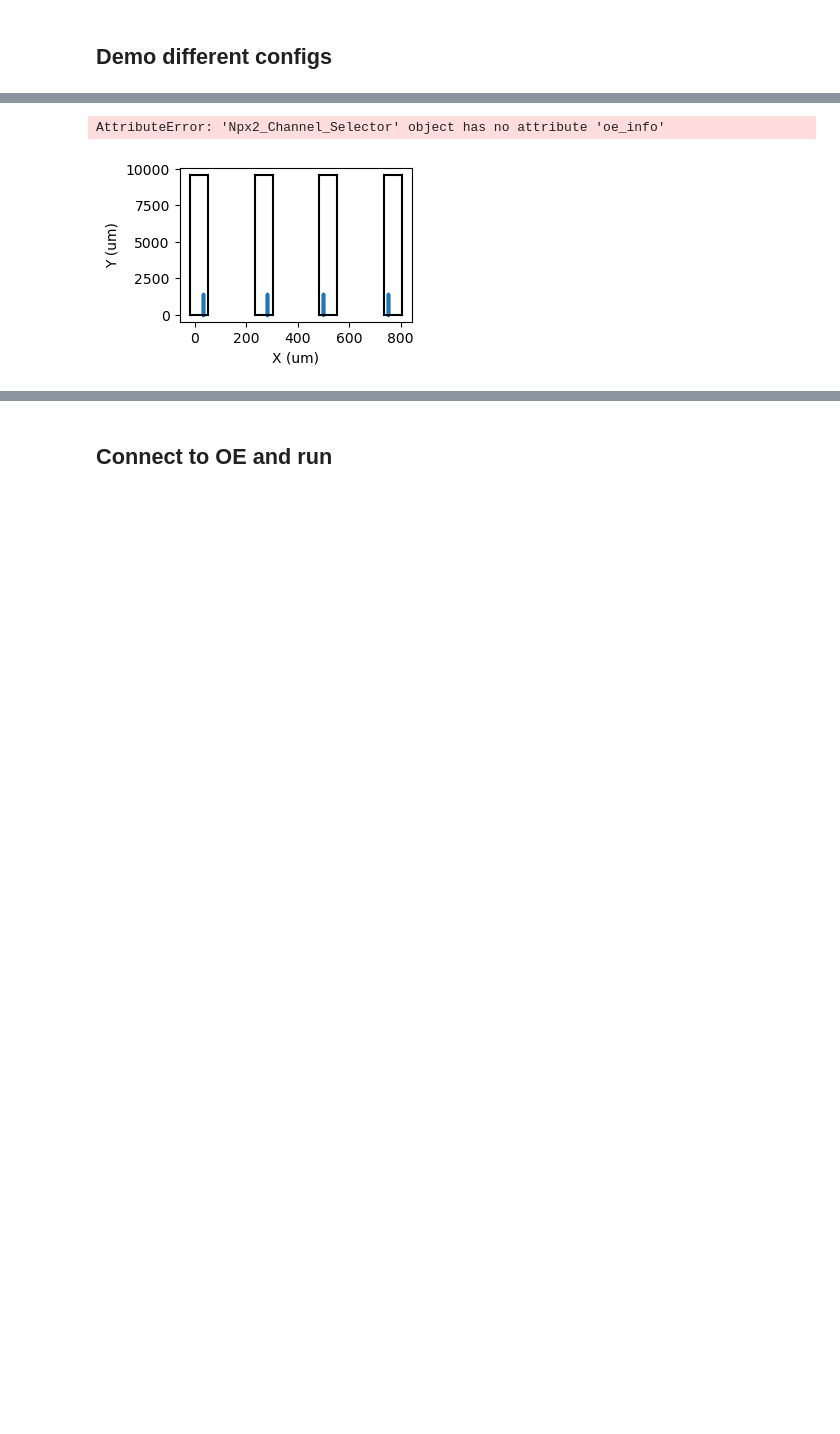
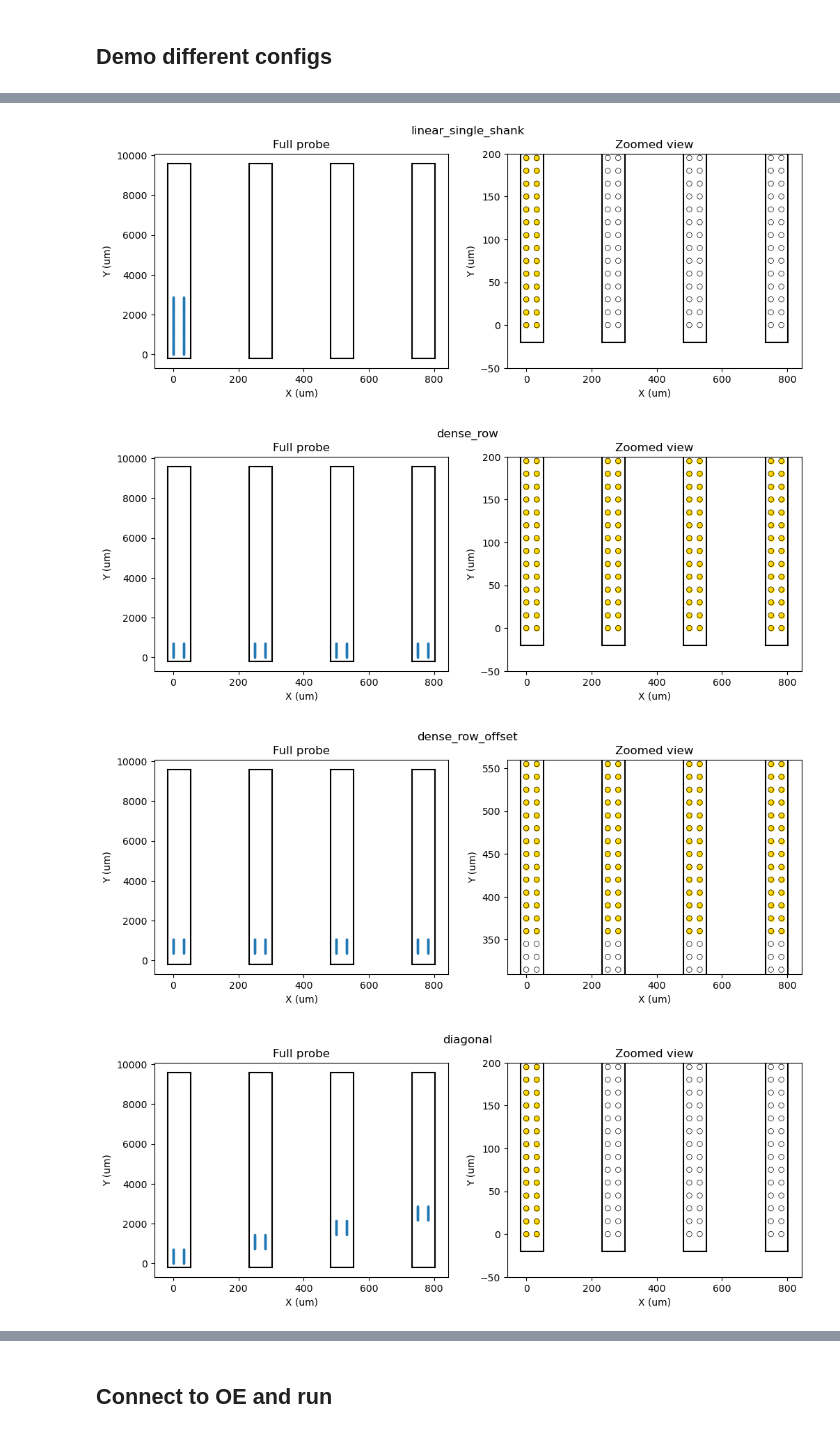
Before and after one commit to jonahpearl/oe_npx_select_channels, a Jupyter notebook: oe_npx_select_channels.ipynb, the cells around one changed output, grey strips where cells are left out. Cells and saved outputs as stored; diff of their text form; code cells hidden in the pictures; blank space fills up the shorter version.

```diff
--- a/oe_npx_select_channels.ipynb
+++ b/oe_npx_select_channels.ipynb
@@ -16,15 +16,0 @@ npx = Npx2_Channel_Selector()
-# %%
-configs = [
-    "linear_single_shank",
-    "dense_row",
-    "diagonal",
-    "double_tall",
-    "half_bank",
-    "dense_row_offset",
-    "half_bank_one_sided",
-]
-
-for config in configs:
-    npx.set_electrode_config(config)
-    fig, ax = npx.plot()
-    ax.set_title(config)
@@ -39,7 +17,7 @@ for config in configs:
-# %%
-npx.set_electrode_config("half_bank_one_sided", bank=0, offset=0)
-npx.plot()
-npx.oe_select_current_channels()
-# %% [output]
-AttributeError: 'Npx2_Channel_Selector' object has no attribute 'oe_info'
-[figure, removed]
+# %%
+npx.show_available_configs()
+# %% [output]
+[figure, added]
+[figure, added]
+[figure, added]
+[figure, added]
```
Also changed, not shown: parts of 4 cells of this notebook, 1 other file.
